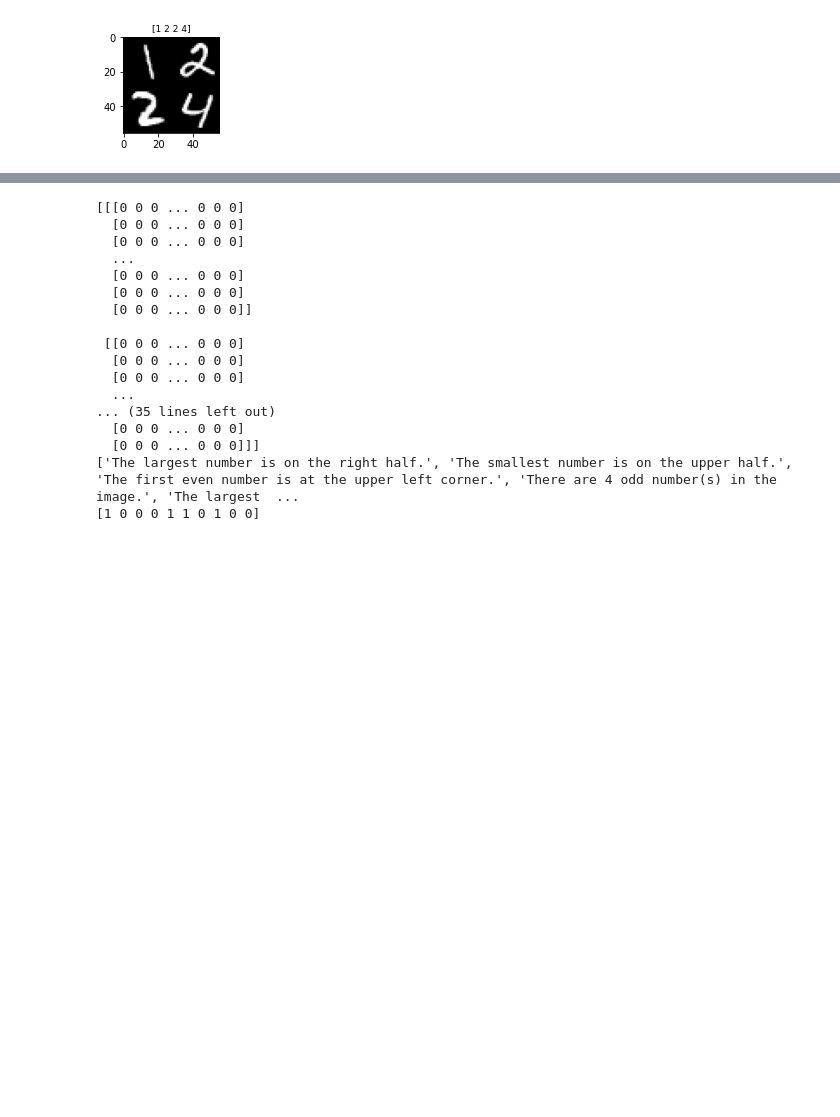
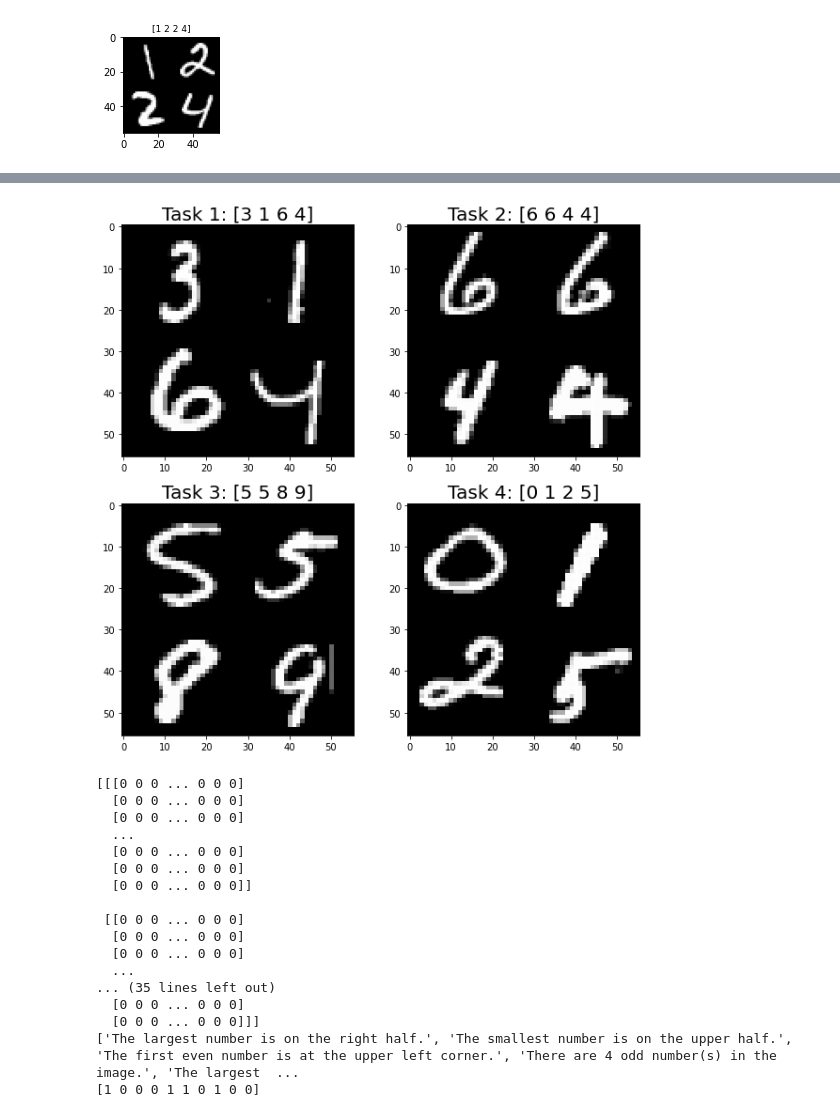
Before and after one commit to MichaelYxWang/CrossExplain, a Jupyter notebook: Dataset/make_multimodal_mnist-Copy2.ipynb, the cells around one changed output, grey strips where cells are left out. Saved outputs shown, nothing was run; the diff lists cells and outputs as text; code cells hidden in the pictures; blank space fills up the shorter version.

```diff
--- a/Dataset/make_multimodal_mnist-Copy2.ipynb
+++ b/Dataset/make_multimodal_mnist-Copy2.ipynb
@@ -104,9 +121,9 @@ title = []
 for i in range(4):
     r = random.randint(1, len(collaged_X))
     image.append(collaged_X[r])
-    title.append('training image:' + str(collaged_y[r]))
+    title.append('collaged image:' + str(collaged_y[r]))
     print(argmax_y[r], argmin_y[r], even_count[r], even_pos_list[r])
 
-show(image, title)
+show_save(image, title,"examples_of_collaged_images")
 # %% [output]
 (8000, 56, 56) (8000, 4)
@@ -214,0 +135,91 @@ The smallest number is on the left half. 1
+# %%
+modified_idx_list = random.sample(range(len(collaged_X)), k=len(collaged_X)//2)
+label = np.ones(len(collaged_X)).astype(int)
+label[modified_idx_list] = 0
+print(np.where(label==0)[0].shape)
+print(label.shape)
+text_list = []
+row_pos_text = {0:'upper', 1:'upper', 2:'bottom', 3:'bottom'}
+col_pos_text = {0:'left', 1:'right', 2:'left', 3:'right'}
+pos_text = {0:'upper left', 1:'upper right', 2:'bottom left', 3:'bottom right'}
+for i in range(len(collaged_X)):
+    info = random.randint(0,2)
+    if i%4 == 0:
+        # max pos
+        if i in modified_idx_list: # modify the position of argmax
+            argmax_pos = (argmax_y[i]+random.randint(1,3))%4
+        else:
+            argmax_pos = argmax_y[i]
+        if info == 0:
+            text = 'The largest number is on the '+row_pos_text[argmax_pos]+' half.'
+        elif info == 1:
+            text = 'The largest number is on the '+col_pos_text[argmax_pos]+' half.'
+        else:
+            text = 'The largest number is at the '+pos_text[argmax_pos]+' corner.'
+    elif i%4 == 1:
+        # min pos
+        if i in modified_idx_list: # modify the position of argmin
+            argmin_pos = (argmin_y[i]+random.randint(1,3))%4
+        else:
+            argmin_pos = argmin_y[i]
+        if info == 0:
+            text = 'The smallest number is on the '+row_pos_text[argmin_pos]+' half.'
+        elif info == 1:
+            text = 'The smallest number is on the '+col_pos_text[argmin_pos]+' half.'
+        else:
+            text = 'The smallest number is at the '+pos_text[argmin_pos]+' corner.'
+    elif i%4 == 2:
+        # even count
+        if i in modified_idx_list:
+            even_num = (even_count[i]+random.randint(1,4))%5
+            even_pos = []
+            for j in range(4):
+                if j not in even_pos_list[i]:
+                    even_pos.append(j)
+        else:
+            even_num = even_count[i]
+            even_pos = even_pos_list[i]
+        if info == 0:
+            text = 'There are ' +str(even_num)+ ' even number(s) in the image.'
+        if even_num >0 and len(even_pos)>0:
+            if info == 1:
+                text = 'The first even number is at the '+pos_text[even_pos[0]]+' corner.'
+            elif info ==2:
+                text = 'There are ' +str(even_num)+ ' even number(s) in the image, and the first even number is at the '+pos_text[even_pos[0]]+' corner.'
+        else:
+            text = 'There is no even number in the image.'
+    elif i%4 == 3:
+        # odd count
+        if i in modified_idx_list:
+            odd_num = ((4-even_count[i])+random.randint(1,4))%5
+            odd_pos = even_pos_list[i]
+
+        else:
+            odd_num = 4-even_count[i]
+            odd_pos = []
+            for j in range(4):
+                if j not in even_pos_list[i]:
+                    odd_pos.append(j)
+        if info == 0:
+            text = 'There are ' +str(odd_num)+ ' odd number(s) in the image.'
+        if odd_num>0 and len(odd_pos)>0:
+            if info == 1:
+                text = 'The first odd number is at the '+pos_text[odd_pos[0]]+' corner.'
+            elif info ==2:
+                text = 'There are ' +str(odd_num)+ ' odd number(s) in the image, and the first odd number is at the '+pos_text[odd_pos[0]]+' corner.'
+        else:
+            text = 'There is no odd number in the image.'
+    else:
+        print('error!!!')
+    text_list.append(text)
+image = []
+title = []
+for i in range(4):
+#     r = random.randint(1, len(collaged_X))
+    r = i
+    image.append(collaged_X[r])
+    title.append('Task '+str(i+1)+": " + str(collaged_y[r]))
+    print(text_list[r],"label: ",label[r])
+
+show_save(image, title,"task_demo")
+# %% [output]
@@ -215,3 +232,4 @@ The smallest number is on the left half. 1
+[figure, added]
 # %%
 import pickle
 # %%
```
Also changed, not shown: parts of 6 cells of this notebook, 2 other files.
